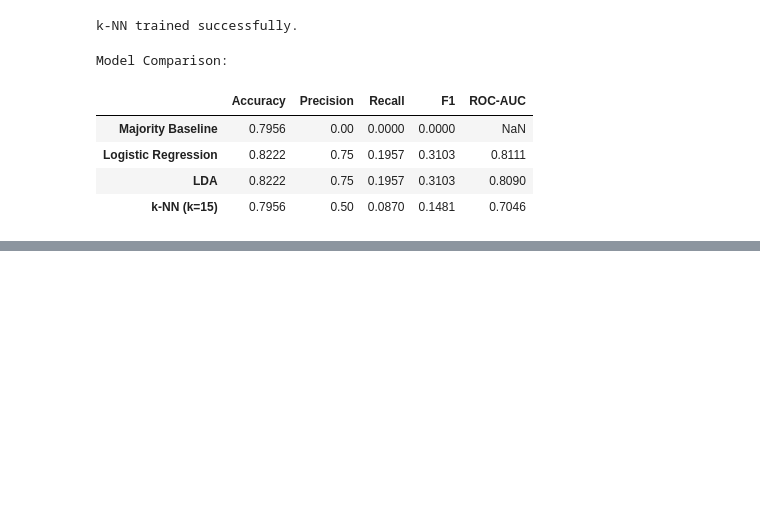
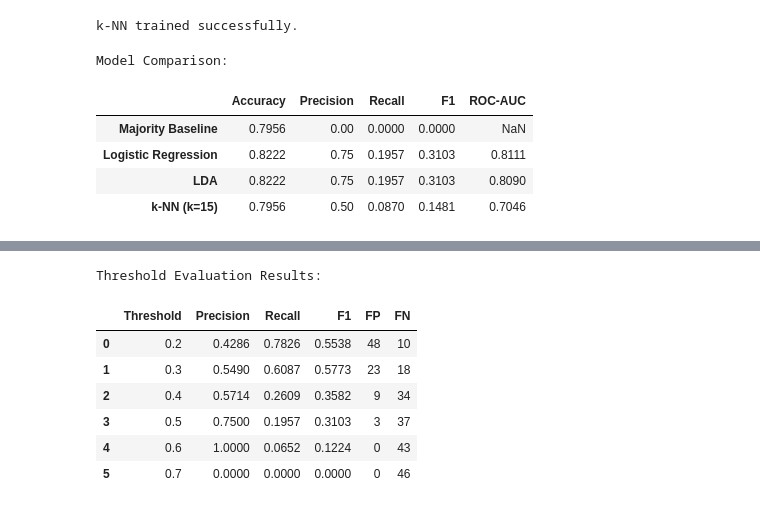
Before and after one commit to kidistm03/ml-, a Jupyter notebook: ML_Lab3/Lab3.ipynb, the cells around one changed output, grey strips where cells are left out. Cells and saved outputs as stored; diff of their text form; code cells hidden in the pictures; blank space fills up the shorter version.

```diff
--- a/ML_Lab3/Lab3.ipynb
+++ b/ML_Lab3/Lab3.ipynb
@@ -346,0 +383,50 @@ Model Comparison:
+# %%
+# PART 10: EVALUATE DIFFERENT THRESHOLDS
+
+from sklearn.metrics import confusion_matrix
+
+# Define the thresholds we want to test
+thresholds = [0.20, 0.30, 0.40, 0.50, 0.60, 0.70]
+
+# Create an empty list to store results
+threshold_results = []
+
+# Evaluate each threshold
+for threshold in thresholds:
+
+    # Convert probabilities into binary predictions
+    predictions = (logistic_probabilities >= threshold).astype(int)
+
+    # Calculate precision, recall, and F1 score
+    precision = precision_score(y_test, predictions, zero_division=0)
+    recall = recall_score(y_test, predictions, zero_division=0)
+    f1 = f1_score(y_test, predictions, zero_division=0)
+
+    # Calculate confusion matrix values
+    tn, fp, fn, tp = confusion_matrix(y_test, predictions).ravel()
+
+    # Store the results
+    threshold_results.append({
+        "Threshold": threshold,
+        "Precision": precision,
+        "Recall": recall,
+        "F1": f1,
+        "FP": fp,
+        "FN": fn
+    })
+
+# Convert results into a DataFrame
+threshold_df = pd.DataFrame(threshold_results)
+
+# Display the results
+print("Threshold Evaluation Results:")
+display(threshold_df.round(4))
+# %% [output]
+Threshold Evaluation Results:
+|  | Threshold | Precision | Recall | F1 | FP | FN |
+| 0 | 0.2 | 0.4286 | 0.7826 | 0.5538 | 48 | 10 |
+| 1 | 0.3 | 0.5490 | 0.6087 | 0.5773 | 23 | 18 |
+| 2 | 0.4 | 0.5714 | 0.2609 | 0.3582 | 9 | 34 |
+| 3 | 0.5 | 0.7500 | 0.1957 | 0.3103 | 3 | 37 |
+| 4 | 0.6 | 1.0000 | 0.0652 | 0.1224 | 0 | 43 |
+| 5 | 0.7 | 0.0000 | 0.0000 | 0.0000 | 0 | 46 |
```
Also changed, not shown: parts of 3 cells of this notebook.
